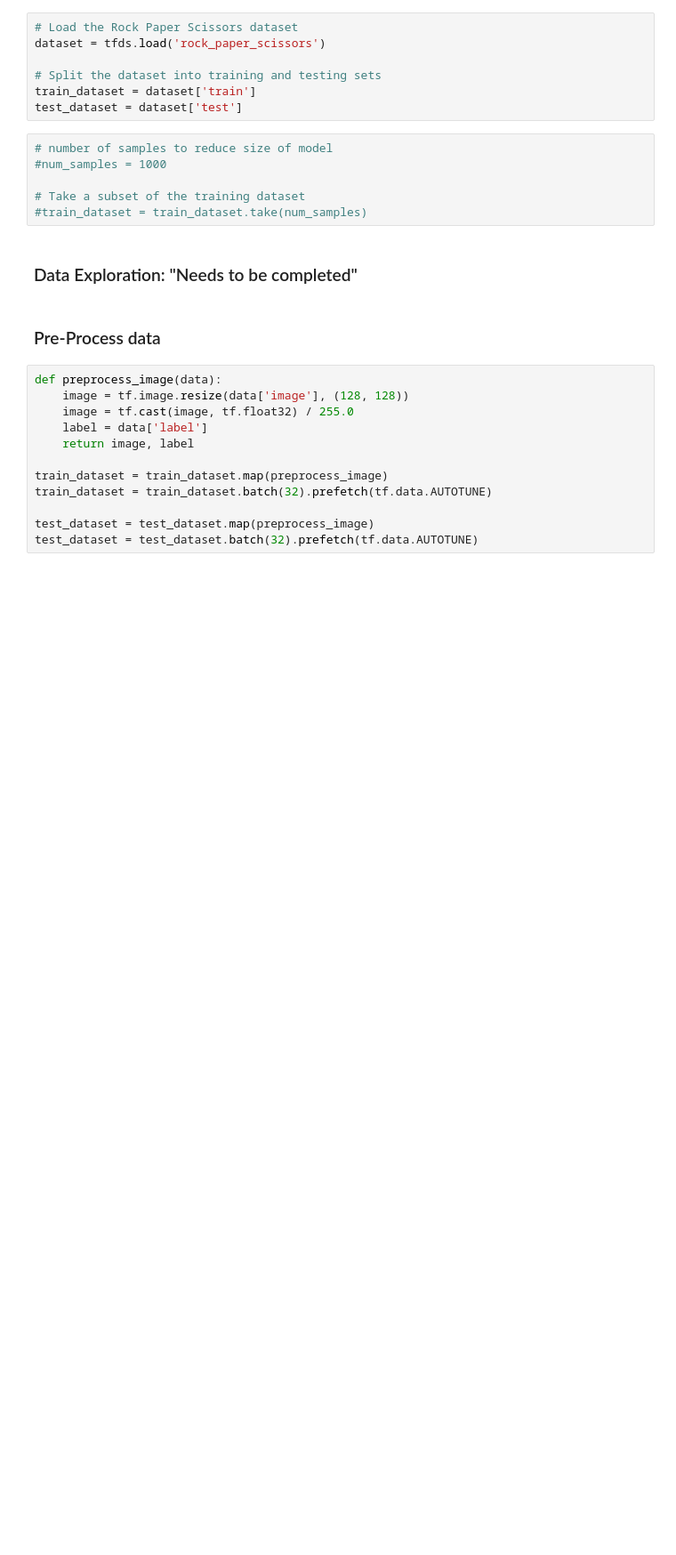
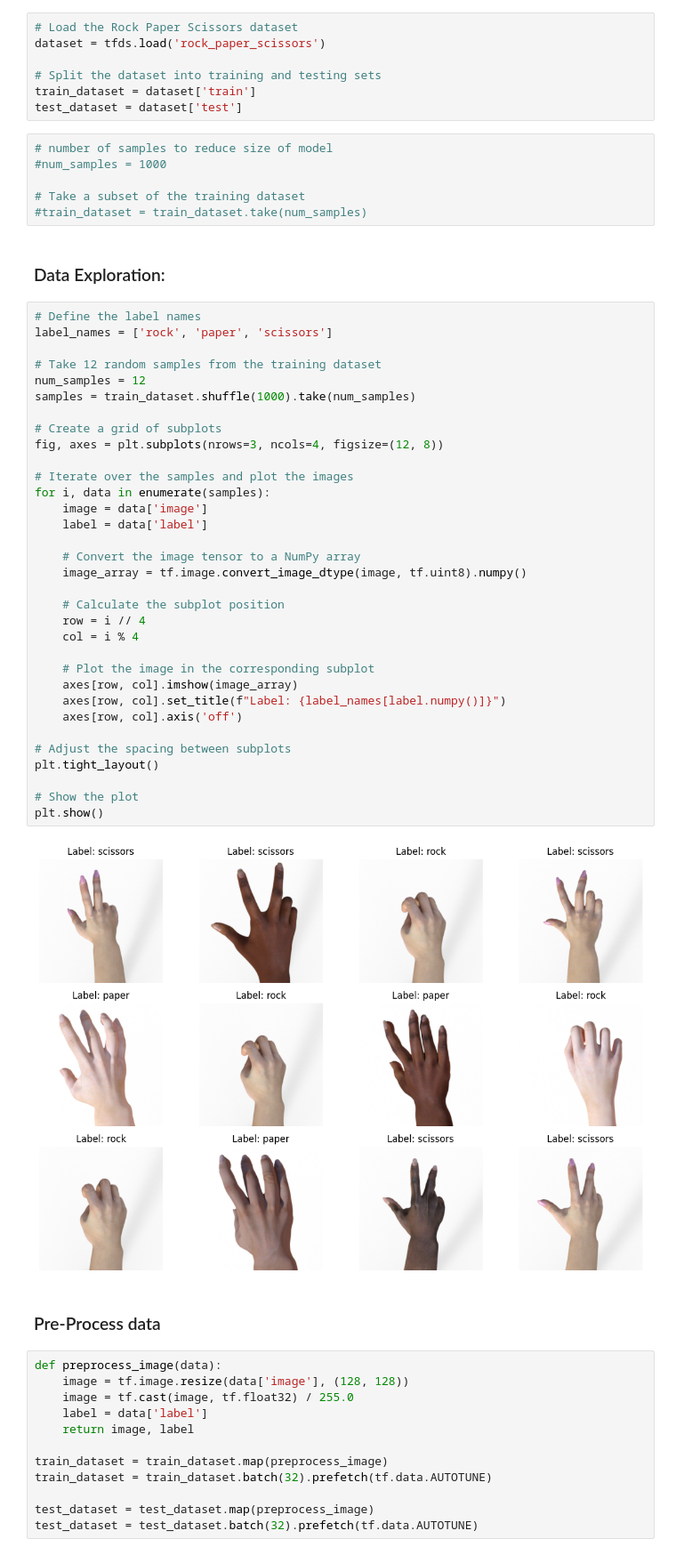
Before and after one commit to Kawians/MiniProject, a Jupyter notebook: Notebooks/cnn_rock_paper_scissors.ipynb, the cells around one changed output. Shown at 89% size. Saved outputs shown, nothing was run; the diff lists cells and outputs as text; blank space fills up the shorter version.

Commit message:
Added data exploration and Data Augmentation.

```diff
--- a/Notebooks/cnn_rock_paper_scissors.ipynb
+++ b/Notebooks/cnn_rock_paper_scissors.ipynb
@@ -23,7 +25,42 @@ test_dataset = dataset['test']
 # Take a subset of the training dataset
 #train_dataset = train_dataset.take(num_samples)
 # %% [markdown]
-### Data Exploration: "Needs to be completed"
+### Data Exploration:
+# %%
+# Define the label names
+label_names = ['rock', 'paper', 'scissors']
+
+# Take 12 random samples from the training dataset
+num_samples = 12
+samples = train_dataset.shuffle(1000).take(num_samples)
+
+# Create a grid of subplots
+fig, axes = plt.subplots(nrows=3, ncols=4, figsize=(12, 8))
+
+# Iterate over the samples and plot the images
+for i, data in enumerate(samples):
+    image = data['image']
+    label = data['label']
+
+    # Convert the image tensor to a NumPy array
+    image_array = tf.image.convert_image_dtype(image, tf.uint8).numpy()
+
+    # Calculate the subplot position
+    row = i // 4
+    col = i % 4
+
+    # Plot the image in the corresponding subplot
+    axes[row, col].imshow(image_array)
+    axes[row, col].set_title(f"Label: {label_names[label.numpy()]}")
+    axes[row, col].axis('off')
+
+# Adjust the spacing between subplots
+plt.tight_layout()
+
+# Show the plot
+plt.show()
+# %% [output]
+[figure, added]
 # %% [markdown]
 ### Pre-Process data
 # %%
```
Also changed, not shown: parts of 24 cells of this notebook.
